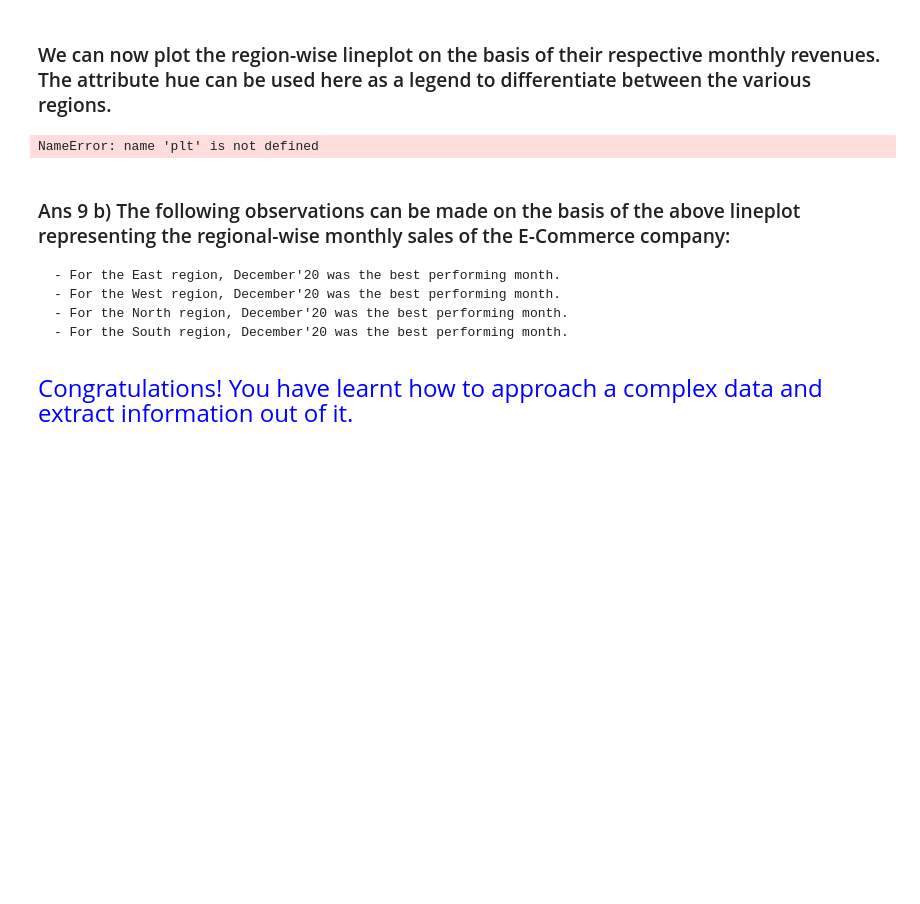
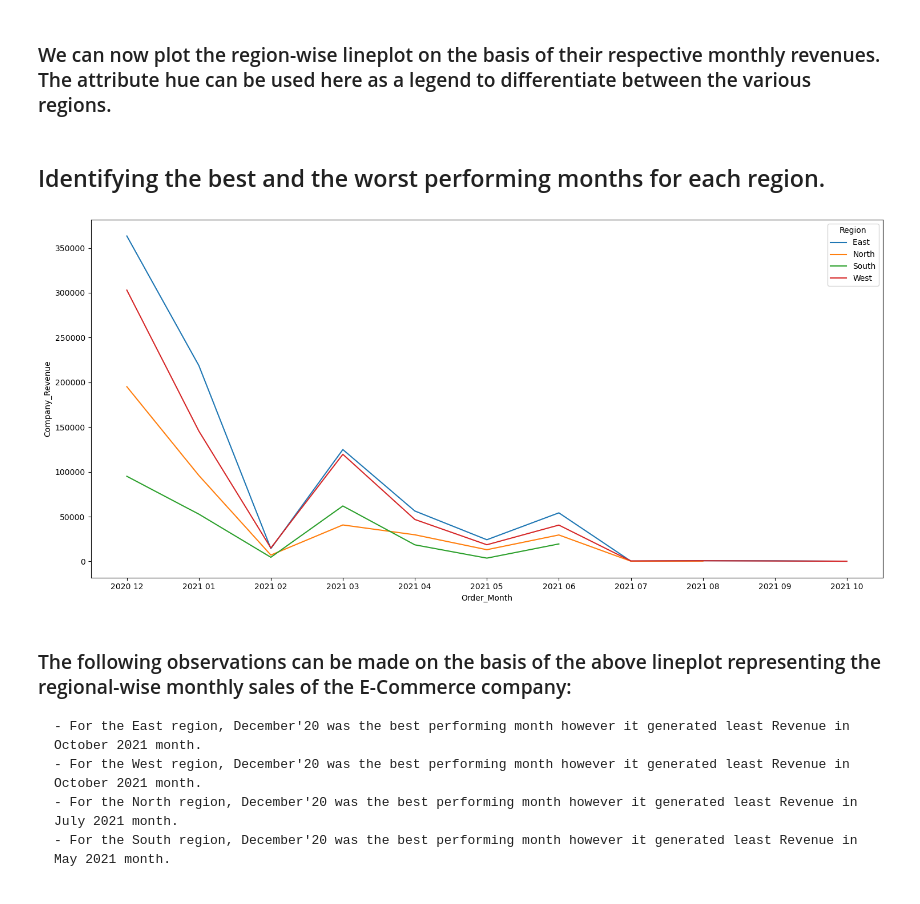
Before and after one commit to ayush-FSD/Pyhon-Basics, a Jupyter notebook: E-Commerce Project.ipynb, the cells around one changed output. Saved outputs shown, nothing was run; the diff lists cells and outputs as text; code cells hidden in the pictures; blank space fills up the shorter version.

```diff
--- a/E-Commerce Project.ipynb
+++ b/E-Commerce Project.ipynb
@@ -378,2 +347,0 @@ sns.pairplot(data=Brand_Data[['Brand_Count','retail_price','discounted_price','B
-# %%
-ECom_Data['Order_Date'] = pd.to_datetime(ECom_Data['Order_Date'],dayfirst=True)
@@ -382,3 +347,0 @@ ECom_Data['Order_Date'] = pd.to_datetime(ECom_Data['Order_Date'],dayfirst=True)
-# %%
-ECom_Data['Month'] = ECom_Data['Order_Date'].dt.month
-ECom_Data['Year'] = ECom_Data['Order_Date'].dt.year
@@ -402,0 +348,17 @@ Name: Company_Revenue, Length: 37, dtype: float64
+# %%
+#Creating a new Dataframe to store the order month/year along wiith the region and sum of revenue sales
+
+ECom_data_Add = pd.DataFrame()
+
+#Converting the Order_Date using the pandas date_time function
+
+ECom_Data['Order_Date'] = pd.to_datetime(ECom_Data.Order_Date, format='%d-%m-%Y')
+
+#Extracting the month and year from the Order_Date of the dataset
+
+ECom_data_Add['Order_Month']=ECom_Data['Order_Date'].dt.strftime("%Y %m")
+
+#Extracting the values of the region and company revenue columns from the dataset
+
+ECom_data_Add['Region']=ECom_Data['Region'].copy()
+ECom_data_Add['Company_Revenue']=ECom_Data['Company_Revenue'].copy()
@@ -402,0 +367,3 @@ Name: Company_Revenue, Length: 37, dtype: float64
+# %%
+ECom_data_Add_New=pd.DataFrame(ECom_data_Add.groupby(['Region','Order_Month'])['Company_Revenue'].sum())
+ECom_data_Add_New
@@ -403,24 +385,23 @@ Name: Company_Revenue, Length: 37, dtype: float64
 # %% [markdown]
 ### We can now plot the region-wise lineplot on the basis of their respective monthly revenues. The attribute hue can be used here as a legend to differentiate between the various regions.
+# %% [markdown]
+## Identifying the best and the worst performing months for each region.
 # %%
-plt.figure(figsize=(19,8))
-sns.lineplot(data=ECom_Data,x='Order_Date',y='Company_Revenue',hue='Region',ci=False,estimator='sum');
+plt.figure(figsize=(15,7))
+sns.lineplot(data=ECom_data_Add_New,x='Order_Month',y='Company_Revenue',hue='Region',ci=False)
+plt.tight_layout()
+plt.show()
 # %% [output]
-NameError: name 'plt' is not defined
+[figure, added]
 # %% [markdown]
-### Ans 9 b) The following observations can be made on the basis of the above lineplot representing the regional-wise monthly sales of the E-Commerce company:
+### The following observations can be made on the basis of the above lineplot representing the regional-wise monthly sales of the E-Commerce company:
 
 
 <font size = 3>
 
-    - For the East region, December'20 was the best performing month.
-    - For the West region, December'20 was the best performing month.
-    - For the North region, December'20 was the best performing month.
-    - For the South region, December'20 was the best performing month.
+    - For the East region, December'20 was the best performing month however it generated least Revenue in October 2021 month.
+    - For the West region, December'20 was the best performing month however it generated least Revenue in October 2021 month.
+    - For the North region, December'20 was the best performing month however it generated least Revenue in July 2021 month.
+    - For the South region, December'20 was the best performing month however it generated least Revenue in May 2021 month.
 
 </font>
-# %% [markdown]
-<font color='blue'>
-    <font size = 5>
-    Congratulations! You have learnt how to approach a complex data and extract information out of it.
-    </font>
```
Also changed, not shown: parts of 60 cells of this notebook.
